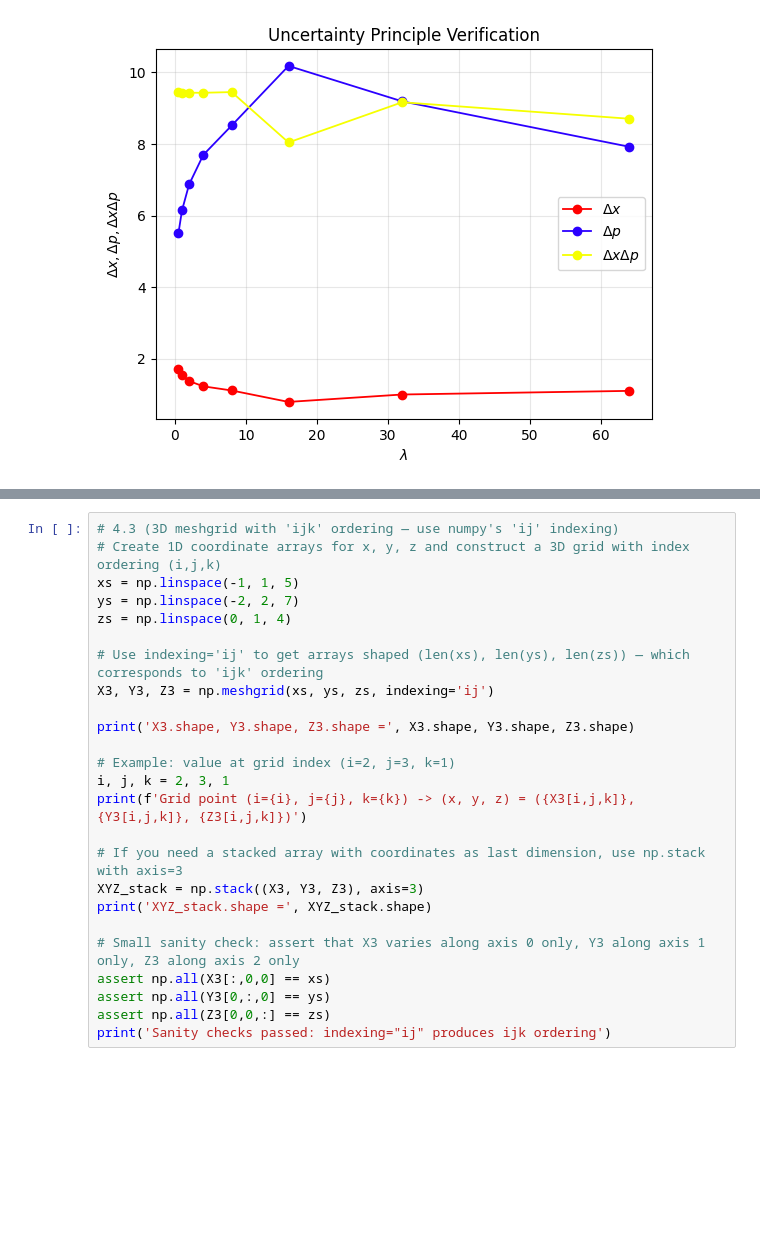
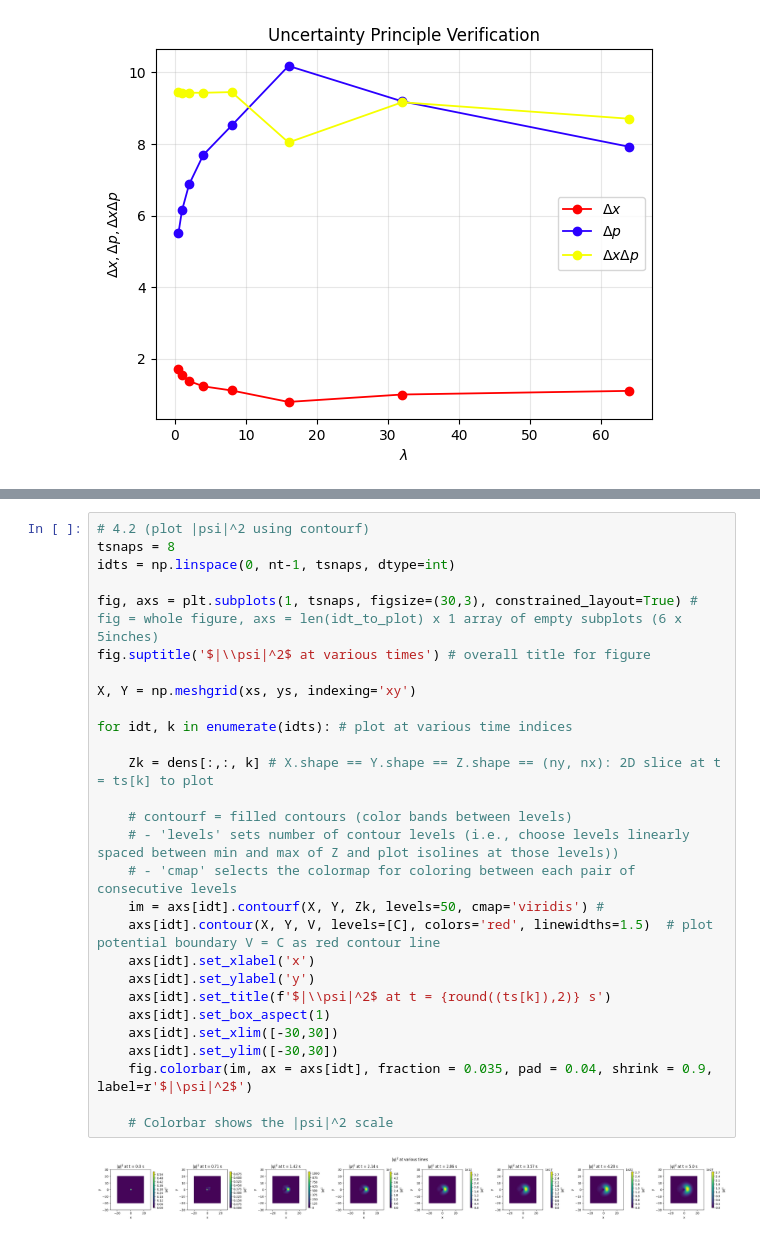
Before and after one commit to JacobGraham6489/physics-7321, a Jupyter notebook: Homeworks/HW 3 Jacob Graham.ipynb, the cells around one changed output, grey strips where cells are left out. Saved outputs shown, nothing was run; the diff lists cells and outputs as text; blank space fills up the shorter version.

```diff
--- a/Homeworks/HW 3 Jacob Graham.ipynb
+++ b/Homeworks/HW 3 Jacob Graham.ipynb
@@ -464,25 +580,30 @@ plt.contourf(X,Y, dens[:,:,100])
-# %%
-# 4.3 (3D meshgrid with 'ijk' ordering — use numpy's 'ij' indexing)
-# Create 1D coordinate arrays for x, y, z and construct a 3D grid with index ordering (i,j,k)
-xs = np.linspace(-1, 1, 5)
-ys = np.linspace(-2, 2, 7)
-zs = np.linspace(0, 1, 4)
-
-# Use indexing='ij' to get arrays shaped (len(xs), len(ys), len(zs)) — which corresponds to 'ijk' ordering
-X3, Y3, Z3 = np.meshgrid(xs, ys, zs, indexing='ij')
-
-print('X3.shape, Y3.shape, Z3.shape =', X3.shape, Y3.shape, Z3.shape)
-
-# Example: value at grid index (i=2, j=3, k=1)
-i, j, k = 2, 3, 1
-print(f'Grid point (i={i}, j={j}, k={k}) -> (x, y, z) = ({X3[i,j,k]}, {Y3[i,j,k]}, {Z3[i,j,k]})')
-
-# If you need a stacked array with coordinates as last dimension, use np.stack with axis=3
-XYZ_stack = np.stack((X3, Y3, Z3), axis=3)
-print('XYZ_stack.shape =', XYZ_stack.shape)
-
-# Small sanity check: assert that X3 varies along axis 0 only, Y3 along axis 1 only, Z3 along axis 2 only
-assert np.all(X3[:,0,0] == xs)
-assert np.all(Y3[0,:,0] == ys)
-assert np.all(Z3[0,0,:] == zs)
-print('Sanity checks passed: indexing="ij" produces ijk ordering')
+# %%
+# 4.2 (plot |psi|^2 using contourf)
+tsnaps = 8
+idts = np.linspace(0, nt-1, tsnaps, dtype=int)
+
+fig, axs = plt.subplots(1, tsnaps, figsize=(30,3), constrained_layout=True) # fig = whole figure, axs = len(idt_to_plot) x 1 array of empty subplots (6 x 5inches)
+fig.suptitle('$|\\psi|^2$ at various times') # overall title for figure
+
+X, Y = np.meshgrid(xs, ys, indexing='xy')
+
+for idt, k in enumerate(idts): # plot at various time indices
+
+    Zk = dens[:,:, k] # X.shape == Y.shape == Z.shape == (ny, nx): 2D slice at t = ts[k] to plot
+
+    # contourf = filled contours (color bands between levels)
+    # - 'levels' sets number of contour levels (i.e., choose levels linearly spaced between min and max of Z and plot isolines at those levels))
+    # - 'cmap' selects the colormap for coloring between each pair of consecutive levels
+    im = axs[idt].contourf(X, Y, Zk, levels=50, cmap='viridis') #
+    axs[idt].contour(X, Y, V, levels=[C], colors='red', linewidths=1.5)  # plot potential boundary V = C as red contour line
+    axs[idt].set_xlabel('x')
+    axs[idt].set_ylabel('y')
+    axs[idt].set_title(f'$|\\psi|^2$ at t = {round((ts[k]),2)} s')
+    axs[idt].set_box_aspect(1)
+    axs[idt].set_xlim([-30,30])
+    axs[idt].set_ylim([-30,30])
+    fig.colorbar(im, ax = axs[idt], fraction = 0.035, pad = 0.04, shrink = 0.9, label=r'$|\psi|^2$')
+
+    # Colorbar shows the |psi|^2 scale
+# %% [output]
+[figure, added]
```
Also changed, not shown: parts of 11 cells of this notebook.
